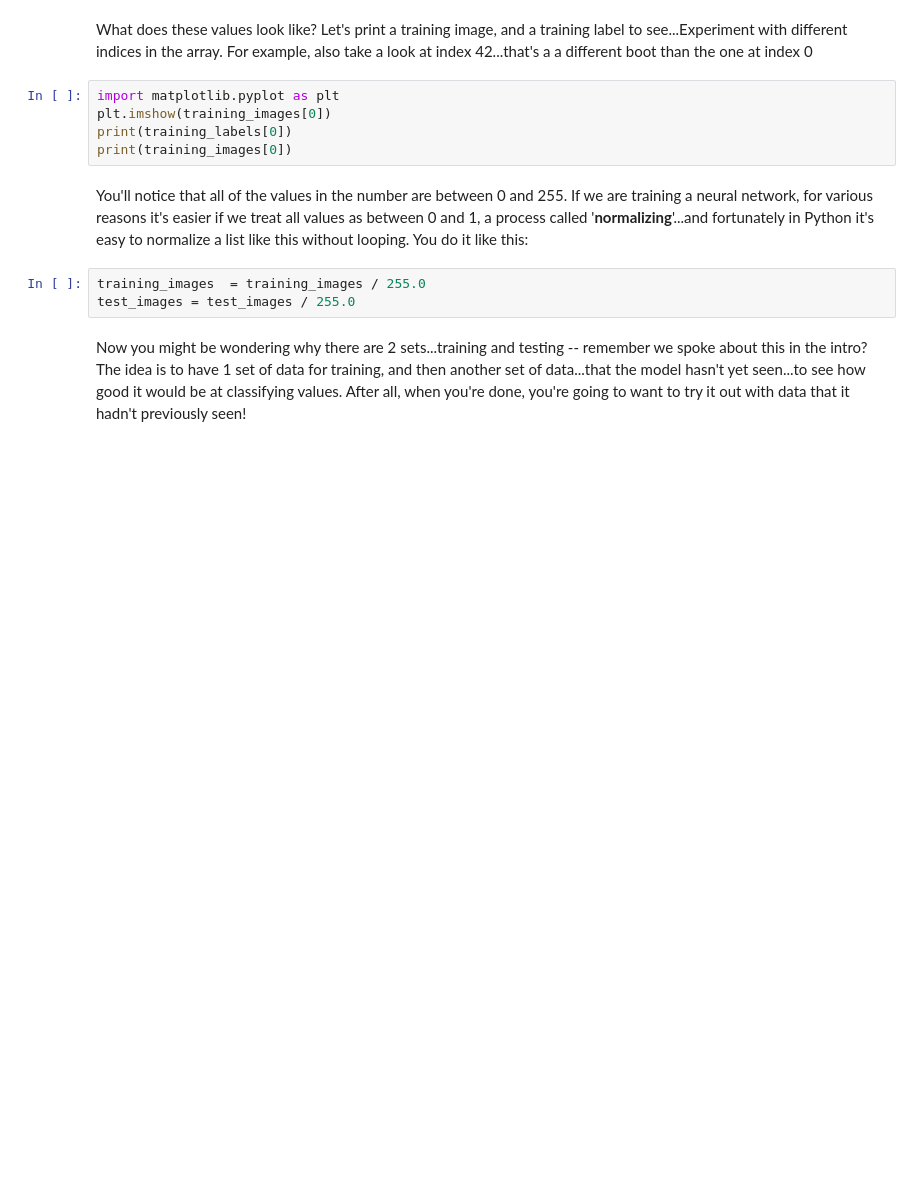
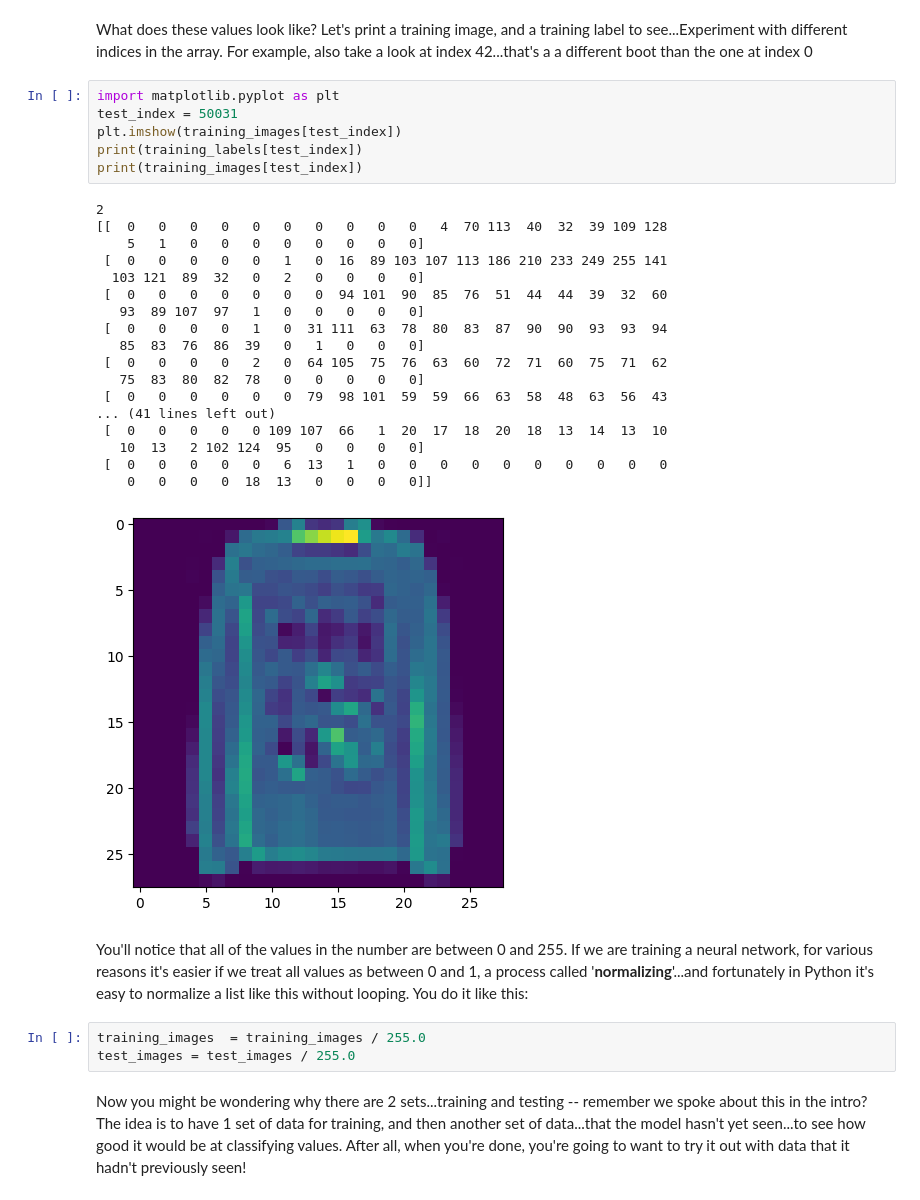
Before and after one commit to BuiltGeekTough/try_git, a Jupyter notebook: Lab2-Computer-Vision.ipynb, the cells around one changed output. Saved outputs shown, nothing was run; the diff lists cells and outputs as text; blank space fills up the shorter version.

```diff
--- a/Lab2-Computer-Vision.ipynb
+++ b/Lab2-Computer-Vision.ipynb
@@ -32,9 +39,29 @@ Calling load_data on this object will give you two sets of two lists, these will
 What does these values look like? Let's print a training image, and a training label to see...Experiment with different indices in the array. For example, also take a look at index 42...that's a a different boot than the one at index 0
 # %%
 import matplotlib.pyplot as plt
-plt.imshow(training_images[0])
-print(training_labels[0])
-print(training_images[0])
+test_index = 50031
+plt.imshow(training_images[test_index])
+print(training_labels[test_index])
+print(training_images[test_index])
+# %% [output]
+2
+[[  0   0   0   0   0   0   0   0   0   0   4  70 113  40  32  39 109 128
+    5   1   0   0   0   0   0   0   0   0]
+ [  0   0   0   0   0   1   0  16  89 103 107 113 186 210 233 249 255 141
+  103 121  89  32   0   2   0   0   0   0]
+ [  0   0   0   0   0   0   0  94 101  90  85  76  51  44  44  39  32  60
+   93  89 107  97   1   0   0   0   0   0]
+ [  0   0   0   0   1   0  31 111  63  78  80  83  87  90  90  93  93  94
+   85  83  76  86  39   0   1   0   0   0]
+ [  0   0   0   0   2   0  64 105  75  76  63  60  72  71  60  75  71  62
+   75  83  80  82  78   0   0   0   0   0]
+ [  0   0   0   0   0   0  79  98 101  59  59  66  63  58  48  63  56  43
+... (41 lines left out)
+ [  0   0   0   0   0 109 107  66   1  20  17  18  20  18  13  14  13  10
+   10  13   2 102 124  95   0   0   0   0]
+ [  0   0   0   0   0   6  13   1   0   0   0   0   0   0   0   0   0   0
+    0   0   0   0  18  13   0   0   0   0]]
+[figure, added]
 # %% [markdown]
 You'll notice that all of the values in the number are between 0 and 255. If we are training a neural network, for various reasons it's easier if we treat all values as between 0 and 1, a process called '**normalizing**'...and fortunately in Python it's easy to normalize a list like this without looping. You do it like this:
 # %%
```
Also changed, not shown: parts of 13 cells of this notebook.
